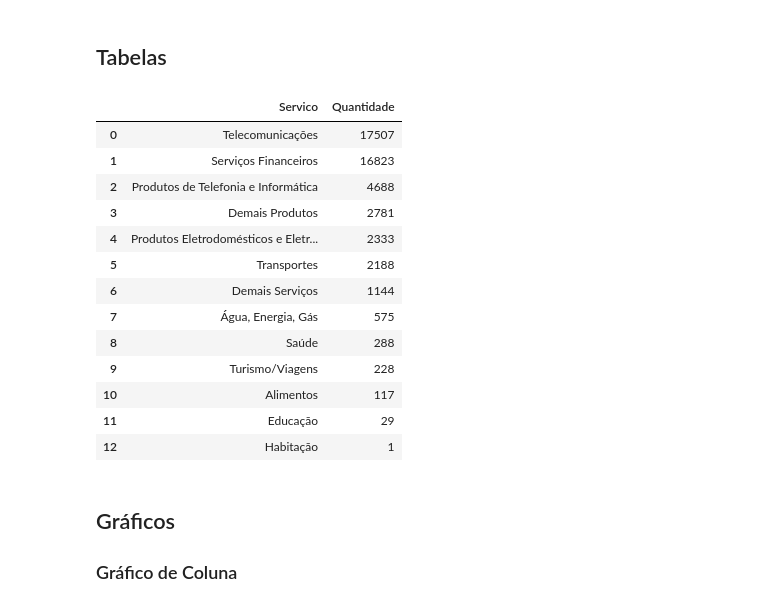
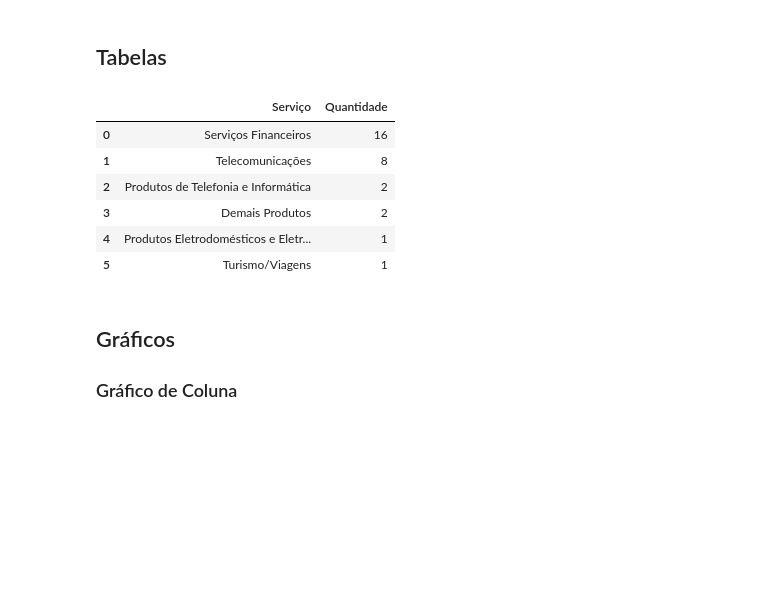
Before and after one commit to marcostark/estatistica-exploratoria, a Jupyter notebook: qualitativos.ipynb, the cells around one changed output. Drawn from its saved outputs; the diff is of its cells as text; code cells hidden in the pictures; blank space fills up the shorter version.

```diff
--- a/qualitativos.ipynb
+++ b/qualitativos.ipynb
@@ -133,36 +129,26 @@ df = df.round({'Quant. da Amostra': 0})
 # %%
 from collections import Counter
 
-#lista = celulares['Marca']
-#lista = celulares['Marca'].value_counts()
-#lista
+COLUNA1 = 'Serviço'
+COLUNA2 = 'Quantidade'
 
-#celulares = pd.read_csv('bases/celulares.csv',encoding='latin1')
+tabela = pd.read_csv('dataset_gerados/qualitativos/amostra_aleatoria.csv',encoding='utf-8')
+tabela = tabela['Servico']
 
-tabela_frequencia = Counter(data).most_common(len(data))
-#tabela_frequencia = Counter(celulares).most_common(len(celulares))
+tabela_frequencia = Counter(tabela).most_common(len(tabela))
 
-df = pd.DataFrame(tabela_frequencia, columns=['Servico','Quantidade'])
-df.to_csv('dataset_gerados/tabela_frequencia.csv')
+df = pd.DataFrame(tabela_frequencia, columns=[COLUNA1,COLUNA2])
+#df.to_csv('dataset_gerados/tabela_frequencia.csv')
+df.to_csv('dataset_gerados/amostra_aleatoria_frequencia.csv')
 df
-
-# Descrição dos dados
-#df.describe()
 # %% [output]
-|  | Servico | Quantidade |
-| 0 | Telecomunicações | 17507 |
-| 1 | Serviços Financeiros | 16823 |
-| 2 | Produtos de Telefonia e Informática | 4688 |
-| 3 | Demais Produtos | 2781 |
-| 4 | Produtos Eletrodomésticos e Eletr... | 2333 |
-| 5 | Transportes | 2188 |
-| 6 | Demais Serviços | 1144 |
-| 7 | Água, Energia, Gás | 575 |
-| 8 | Saúde | 288 |
-| 9 | Turismo/Viagens | 228 |
-| 10 | Alimentos | 117 |
-| 11 | Educação | 29 |
-| 12 | Habitação | 1 |
+|  | Serviço | Quantidade |
+| 0 | Serviços Financeiros | 16 |
+| 1 | Telecomunicações | 8 |
+| 2 | Produtos de Telefonia e Informática | 2 |
+| 3 | Demais Produtos | 2 |
+| 4 | Produtos Eletrodomésticos e Eletr... | 1 |
+| 5 | Turismo/Viagens | 1 |
 # %% [markdown]
 ## Gráficos
 
```
Also changed, not shown: parts of 7 cells of this notebook, 6 other files.
